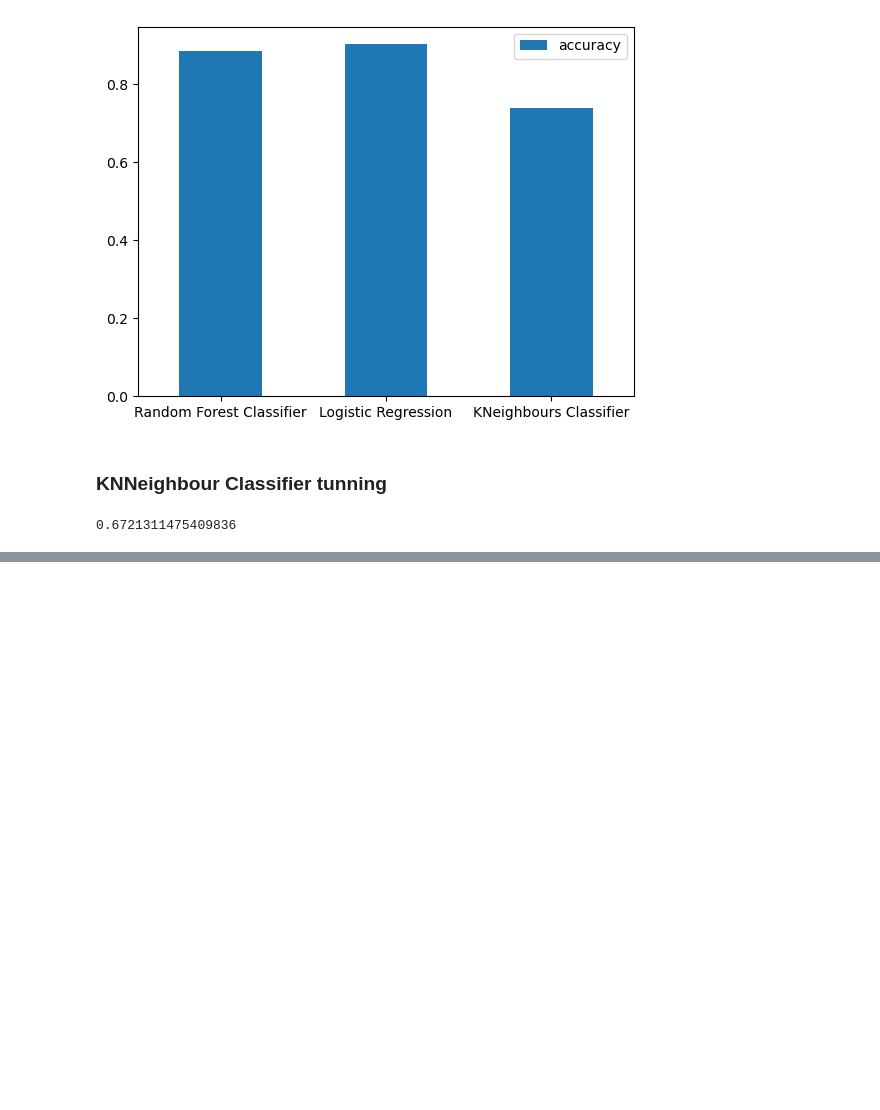
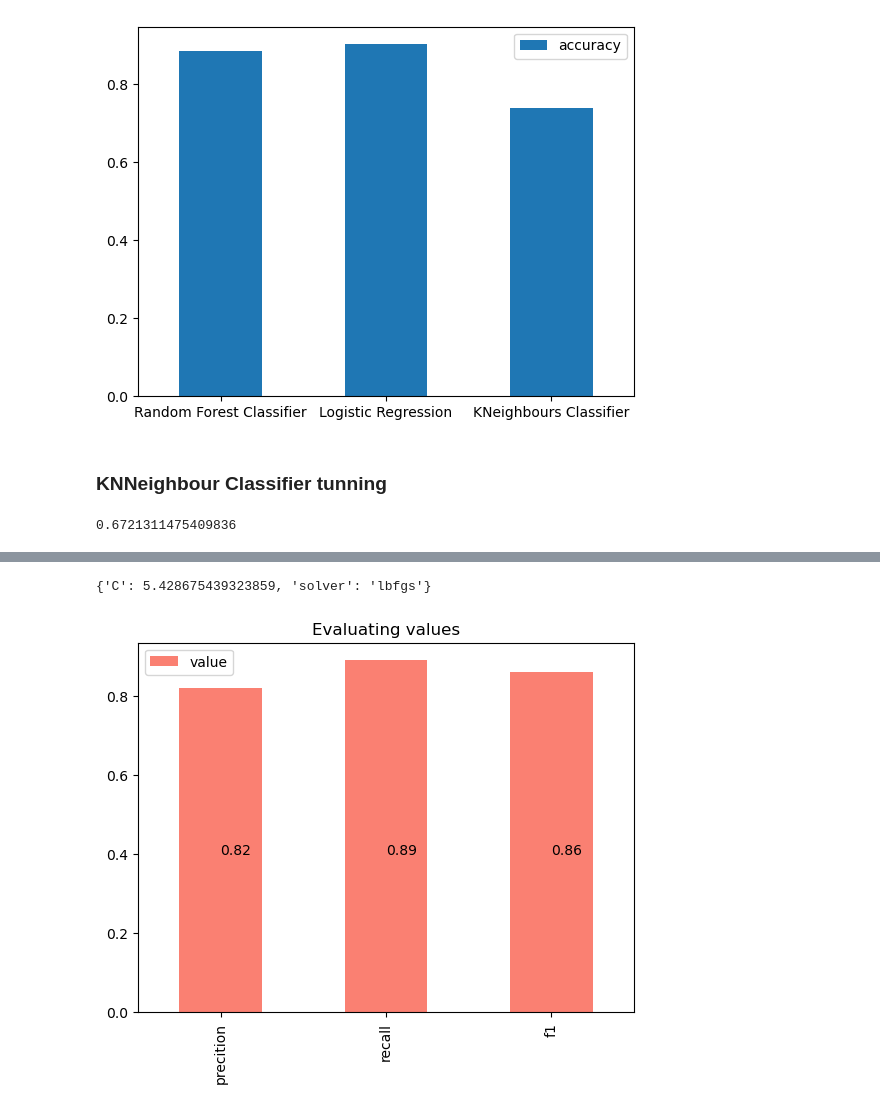
Before and after one commit to Dinindu-Tharuka/Predicting-Heart-Decease-Machine-Learning, a Jupyter notebook: heart-decease.ipynb, the cells around one changed output, grey strips where cells are left out. Saved outputs shown, nothing was run; the diff lists cells and outputs as text; code cells hidden in the pictures; blank space fills up the shorter version.

```diff
--- a/heart-decease.ipynb
+++ b/heart-decease.ipynb
@@ -400,0 +440,6 @@ Acuuracy is 88.52%
+# %%
+model.best_params_
+# %% [output]
+{'C': 5.428675439323859, 'solver': 'lbfgs'}
+# %%
+model = LogisticRegression(C= 5.428675439323859, solver='lbfgs', max_iter=1000)
@@ -400,0 +450,30 @@ Acuuracy is 88.52%
+# %%
+# cross val precision
+
+precision = cross_val_score(model, x, y, cv=5, scoring='precision')
+precision_mean = np.mean(precision)
+# %%
+# cross val recall
+
+recall = cross_val_score(model, x, y, cv=5, scoring='recall')
+recall_mean = np.mean(recall)
+# %%
+# cross val f1
+f1 = cross_val_score(model,x, y, cv=5, scoring='f1')
+f1_mean = np.mean(f1)
+# %%
+values = {
+    'precition':round(precision_mean, 2),
+    'recall':round(recall_mean, 2),
+    'f1':round(f1_mean, 2)
+}
+
+
+pd.DataFrame(values, index=['value']).T.plot(kind='bar', color=['salmon'])
+plt.title('Evaluating values')
+index = 0
+for label, value in values.items():
+    plt.annotate(values[label], xy=[index, 0.4])
+    index += 1
+# %% [output]
+[figure, added]
```
Also changed, not shown: parts of 19 cells of this notebook.
